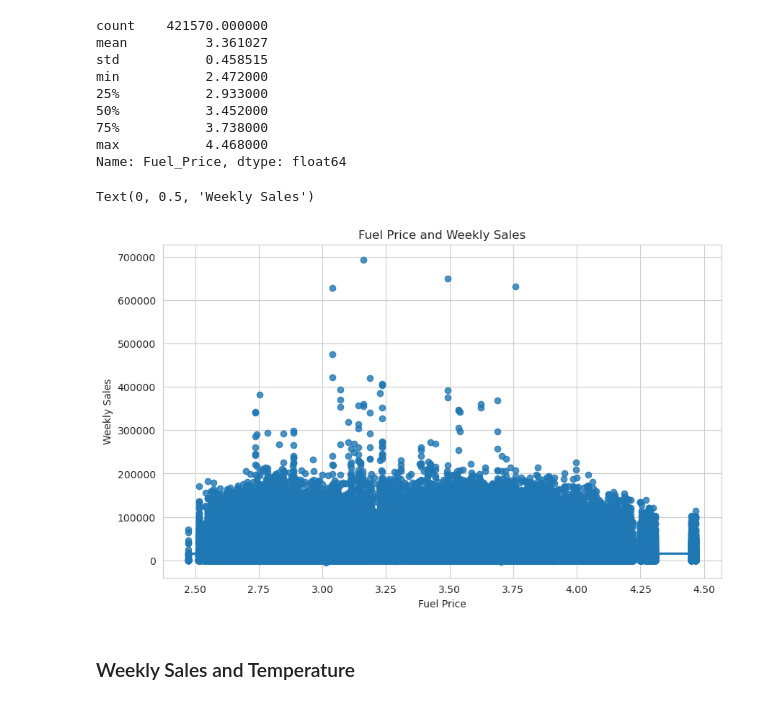
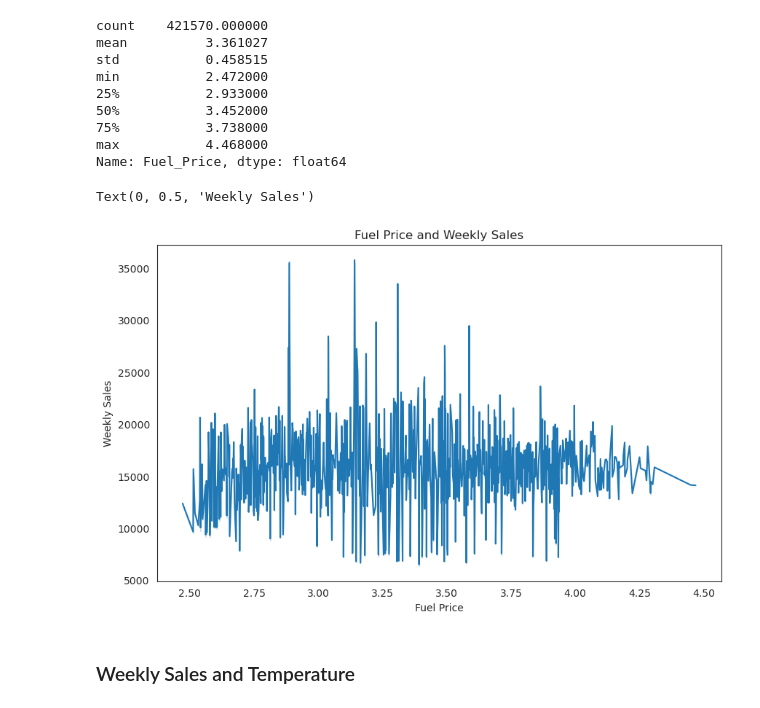
Before and after one commit to andrepgalhardo/Projetcs, a Jupyter notebook: Retail Analysis_v2.ipynb, the cells around one changed output. Cells and saved outputs as stored; diff of their text form; code cells hidden in the pictures.

```diff
--- a/Retail Analysis_v2.ipynb
+++ b/Retail Analysis_v2.ipynb
@@ -251,13 +251,14 @@ min           2.472000
 max           4.468000
 Name: Fuel_Price, dtype: float64
 # %%
+sns.set_style('white')
 plt.figure(figsize=(10,6))
-sns.regplot(x='Fuel_Price', y='Weekly_Sales', data=df)
+sns.lineplot(x='Fuel_Price', y='Weekly_Sales', data=df, ci=False)
 plt.title('Fuel Price and Weekly Sales')
 plt.xlabel('Fuel Price')
 plt.ylabel('Weekly Sales')
 # %% [output]
 Text(0, 0.5, 'Weekly Sales')
-[figure, old version]
+[figure, new version]
 # %% [markdown]
 ### Weekly Sales and Temperature
```
Also changed, not shown: parts of 7 cells of this notebook.
